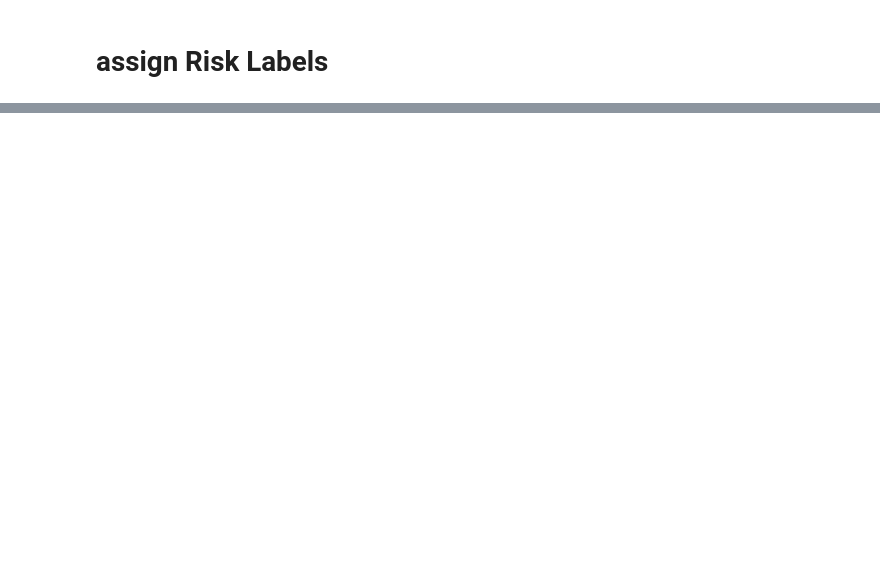
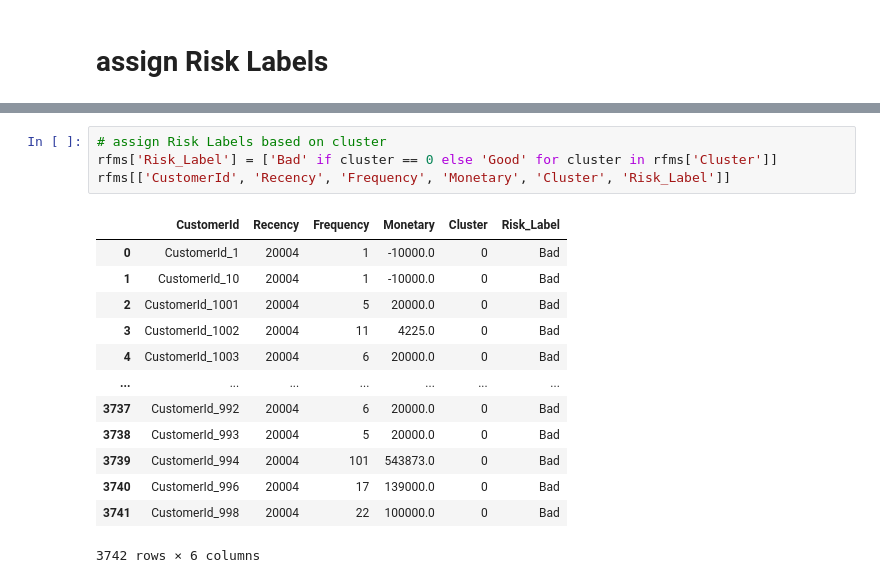
Before and after one commit to nadianesib4334/Bati_Bank_finance_Institute_-credit_score_analysis-edit, a Jupyter notebook: EDA.ipynb, the cells around one changed output, grey strips where cells are left out. Drawn from its saved outputs; the diff is of its cells as text; blank space fills up the shorter version.

```diff
--- a/EDA.ipynb
+++ b/EDA.ipynb
@@ -794,0 +801,18 @@ numeric_data
+# %%
+# assign Risk Labels based on cluster
+rfms['Risk_Label'] = ['Bad' if cluster == 0 else 'Good' for cluster in rfms['Cluster']]
+rfms[['CustomerId', 'Recency', 'Frequency', 'Monetary', 'Cluster', 'Risk_Label']]
+# %% [output]
+|  | CustomerId | Recency | Frequency | Monetary | Cluster | Risk_Label |
+| 0 | CustomerId_1 | 20004 | 1 | -10000.0 | 0 | Bad |
+| 1 | CustomerId_10 | 20004 | 1 | -10000.0 | 0 | Bad |
+| 2 | CustomerId_1001 | 20004 | 5 | 20000.0 | 0 | Bad |
+| 3 | CustomerId_1002 | 20004 | 11 | 4225.0 | 0 | Bad |
+| 4 | CustomerId_1003 | 20004 | 6 | 20000.0 | 0 | Bad |
+| ... | ... | ... | ... | ... | ... | ... |
+| 3737 | CustomerId_992 | 20004 | 6 | 20000.0 | 0 | Bad |
+| 3738 | CustomerId_993 | 20004 | 5 | 20000.0 | 0 | Bad |
+| 3739 | CustomerId_994 | 20004 | 101 | 543873.0 | 0 | Bad |
+| 3740 | CustomerId_996 | 20004 | 17 | 139000.0 | 0 | Bad |
+| 3741 | CustomerId_998 | 20004 | 22 | 100000.0 | 0 | Bad |
+3742 rows × 6 columns
```
Also changed, not shown: parts of 5 cells of this notebook.
